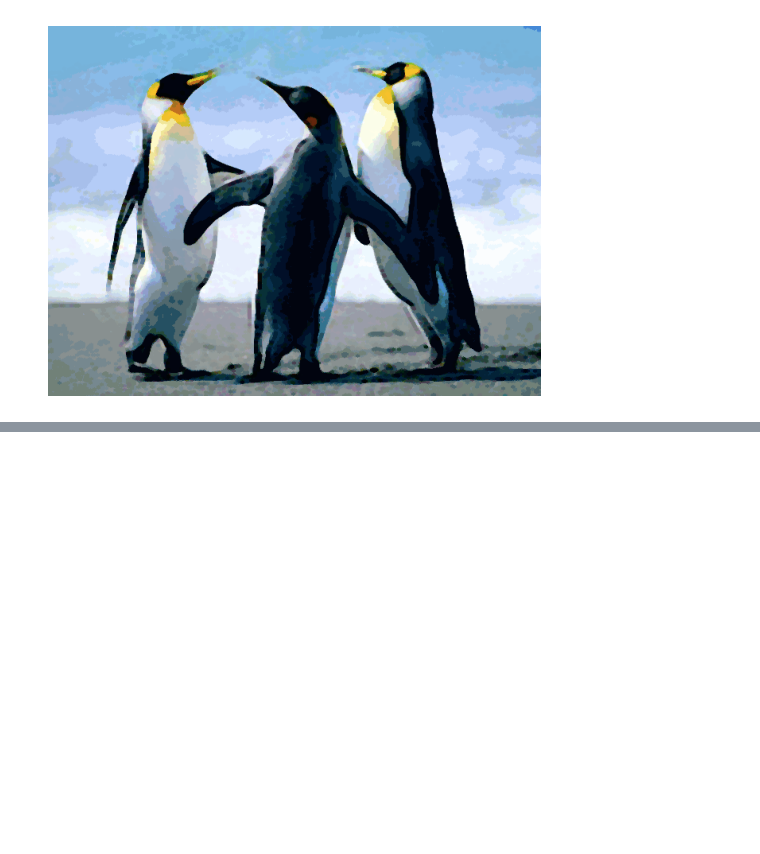
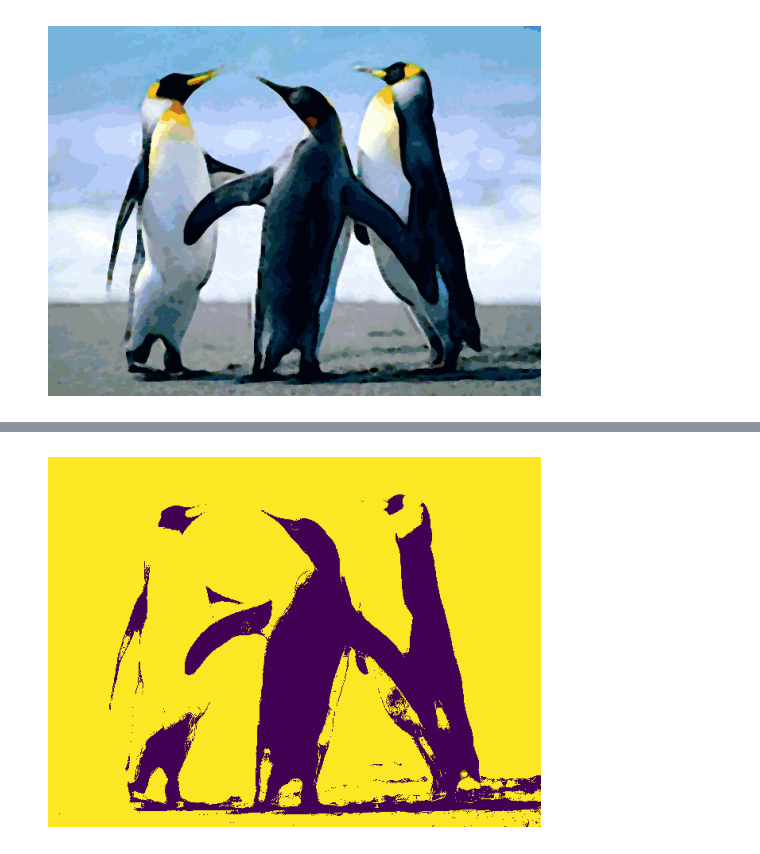
Before and after one commit to LucasAbsalao/bio-inspired_algorithm, a Jupyter notebook: preprocess_pipeline/pdi.ipynb, the cells around one changed output, grey strips where cells are left out. Drawn from its saved outputs; the diff is of its cells as text; code cells hidden in the pictures; blank space fills up the shorter version.

Commit message:
segmentation functions

```diff
--- a/preprocess_pipeline/pdi.ipynb
+++ b/preprocess_pipeline/pdi.ipynb
@@ -87,0 +90,12 @@ show_img(e)
+# %%
+def segmentation(image, segmentation_type):
+    if segmentation_type == 0: #OTSU
+        image_gray = cv2.cvtColor(image, cv2.COLOR_RGB2GRAY)
+        ret, bit_mask = cv2.threshold(image_gray,0,255,cv2.THRESH_BINARY+cv2.THRESH_OTSU)
+
+    return bit_mask
+
+bit_mask = segmentation(penguin,0)
+show_img(bit_mask)
+# %% [output]
+[figure, added]
```
Also changed, not shown: parts of 1 cell of this notebook.
